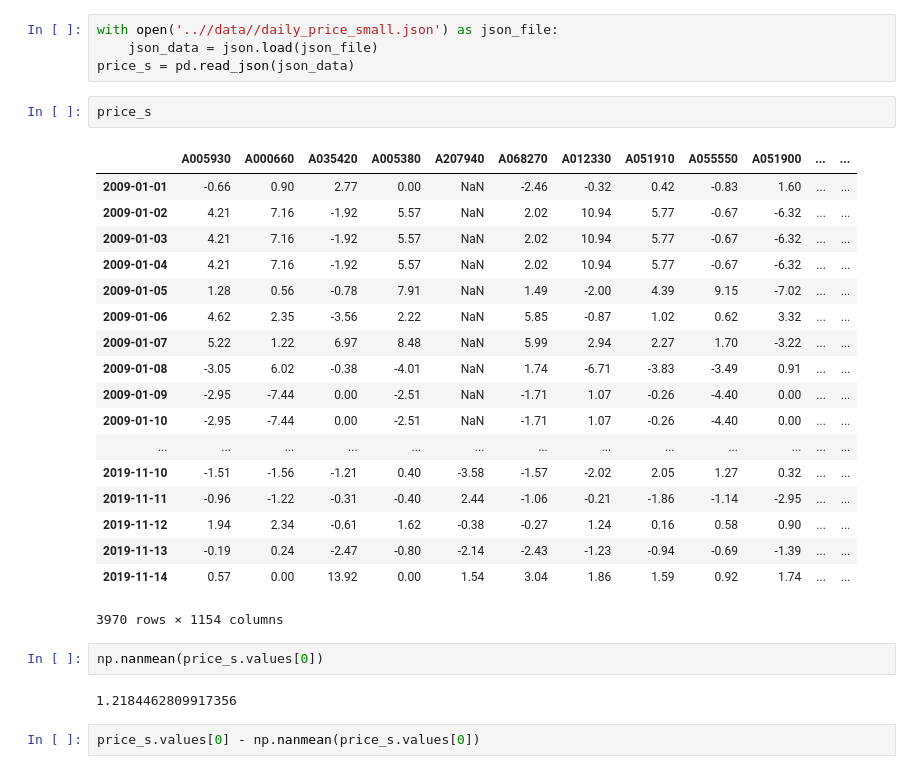
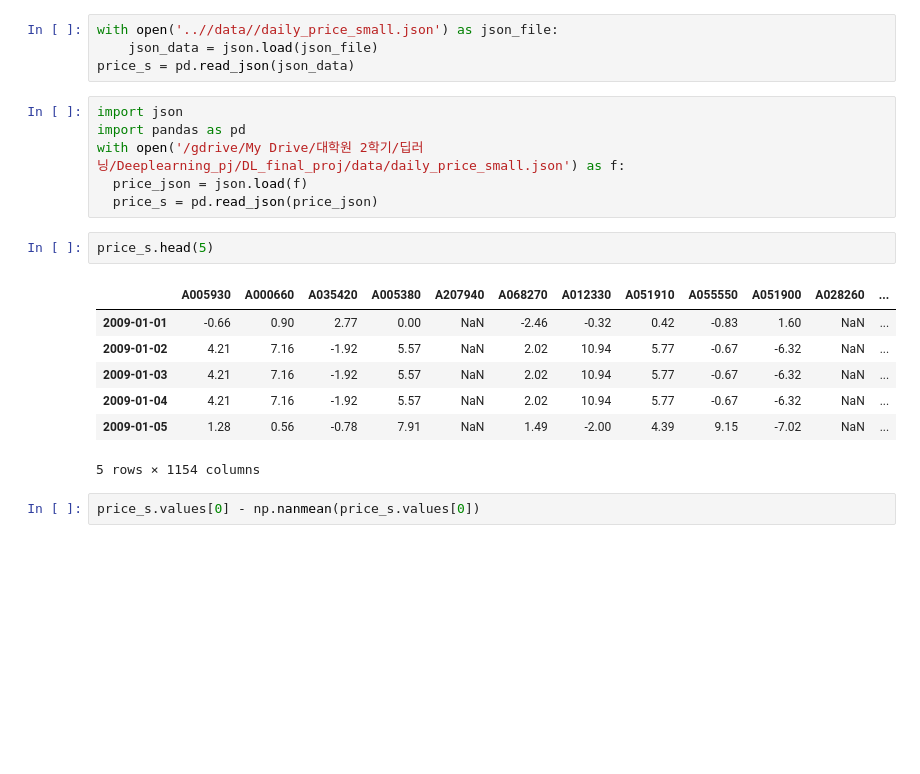
Before and after one commit to Dongwuk-kim/DL_final_proj, a Jupyter notebook: mean_reversion/mean_reversion.ipynb, the cells around one changed output. Saved outputs shown, nothing was run; the diff lists cells and outputs as text; blank space fills up the shorter version.

```diff
--- a/mean_reversion/mean_reversion.ipynb
+++ b/mean_reversion/mean_reversion.ipynb
@@ -8,31 +17,22 @@ import json
 with open('..//data//daily_price_small.json') as json_file:
     json_data = json.load(json_file)
 price_s = pd.read_json(json_data)
+# %%
+import json
+import pandas as pd
+with open('/gdrive/My Drive/대학원 2학기/딥러닝/Deeplearning_pj/DL_final_proj/data/daily_price_small.json') as f:
+  price_json = json.load(f)
+  price_s = pd.read_json(price_json)
 # %%
-price_s
+price_s.head(5)
 # %% [output]
-|  | A005930 | A000660 | A035420 | A005380 | A207940 | A068270 | A012330 | A051910 | A055550 | A051900 | ... | ... |
-| 2009-01-01 | -0.66 | 0.90 | 2.77 | 0.00 | NaN | -2.46 | -0.32 | 0.42 | -0.83 | 1.60 | ... | ... |
-| 2009-01-02 | 4.21 | 7.16 | -1.92 | 5.57 | NaN | 2.02 | 10.94 | 5.77 | -0.67 | -6.32 | ... | ... |
-| 2009-01-03 | 4.21 | 7.16 | -1.92 | 5.57 | NaN | 2.02 | 10.94 | 5.77 | -0.67 | -6.32 | ... | ... |
-| 2009-01-04 | 4.21 | 7.16 | -1.92 | 5.57 | NaN | 2.02 | 10.94 | 5.77 | -0.67 | -6.32 | ... | ... |
-| 2009-01-05 | 1.28 | 0.56 | -0.78 | 7.91 | NaN | 1.49 | -2.00 | 4.39 | 9.15 | -7.02 | ... | ... |
-| 2009-01-06 | 4.62 | 2.35 | -3.56 | 2.22 | NaN | 5.85 | -0.87 | 1.02 | 0.62 | 3.32 | ... | ... |
-| 2009-01-07 | 5.22 | 1.22 | 6.97 | 8.48 | NaN | 5.99 | 2.94 | 2.27 | 1.70 | -3.22 | ... | ... |
-| 2009-01-08 | -3.05 | 6.02 | -0.38 | -4.01 | NaN | 1.74 | -6.71 | -3.83 | -3.49 | 0.91 | ... | ... |
-| 2009-01-09 | -2.95 | -7.44 | 0.00 | -2.51 | NaN | -1.71 | 1.07 | -0.26 | -4.40 | 0.00 | ... | ... |
-| 2009-01-10 | -2.95 | -7.44 | 0.00 | -2.51 | NaN | -1.71 | 1.07 | -0.26 | -4.40 | 0.00 | ... | ... |
-| ... | ... | ... | ... | ... | ... | ... | ... | ... | ... | ... | ... | ... |
-| 2019-11-10 | -1.51 | -1.56 | -1.21 | 0.40 | -3.58 | -1.57 | -2.02 | 2.05 | 1.27 | 0.32 | ... | ... |
-| 2019-11-11 | -0.96 | -1.22 | -0.31 | -0.40 | 2.44 | -1.06 | -0.21 | -1.86 | -1.14 | -2.95 | ... | ... |
-| 2019-11-12 | 1.94 | 2.34 | -0.61 | 1.62 | -0.38 | -0.27 | 1.24 | 0.16 | 0.58 | 0.90 | ... | ... |
-| 2019-11-13 | -0.19 | 0.24 | -2.47 | -0.80 | -2.14 | -2.43 | -1.23 | -0.94 | -0.69 | -1.39 | ... | ... |
-| 2019-11-14 | 0.57 | 0.00 | 13.92 | 0.00 | 1.54 | 3.04 | 1.86 | 1.59 | 0.92 | 1.74 | ... | ... |
+|  | A005930 | A000660 | A035420 | A005380 | A207940 | A068270 | A012330 | A051910 | A055550 | A051900 | A028260 | ... |
+| 2009-01-01 | -0.66 | 0.90 | 2.77 | 0.00 | NaN | -2.46 | -0.32 | 0.42 | -0.83 | 1.60 | NaN | ... |
+| 2009-01-02 | 4.21 | 7.16 | -1.92 | 5.57 | NaN | 2.02 | 10.94 | 5.77 | -0.67 | -6.32 | NaN | ... |
+| 2009-01-03 | 4.21 | 7.16 | -1.92 | 5.57 | NaN | 2.02 | 10.94 | 5.77 | -0.67 | -6.32 | NaN | ... |
+| 2009-01-04 | 4.21 | 7.16 | -1.92 | 5.57 | NaN | 2.02 | 10.94 | 5.77 | -0.67 | -6.32 | NaN | ... |
+| 2009-01-05 | 1.28 | 0.56 | -0.78 | 7.91 | NaN | 1.49 | -2.00 | 4.39 | 9.15 | -7.02 | NaN | ... |
-3970 rows × 1154 columns
+5 rows × 1154 columns
-# %%
-np.nanmean(price_s.values[0])
-# %% [output]
-1.2184462809917356
 # %%
 price_s.values[0] - np.nanmean(price_s.values[0])
 # %% [output]
```
Also changed, not shown: parts of 8 cells of this notebook.
